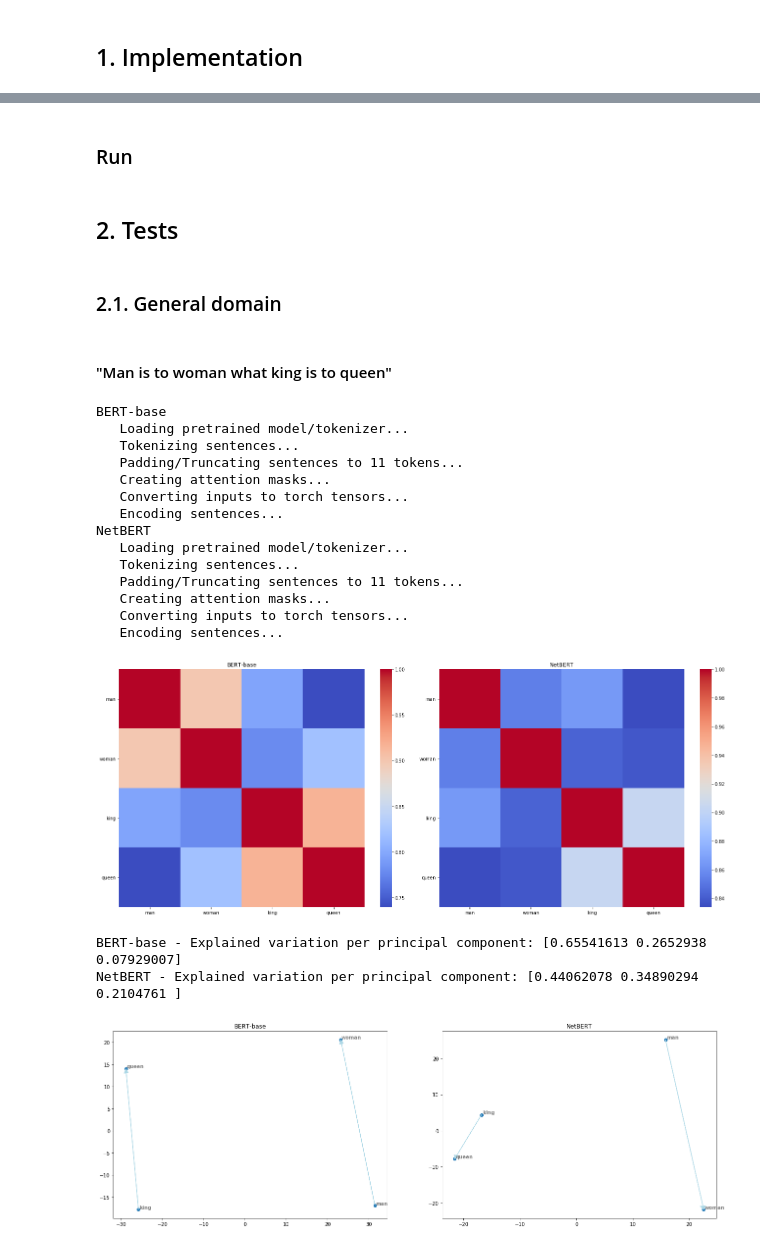
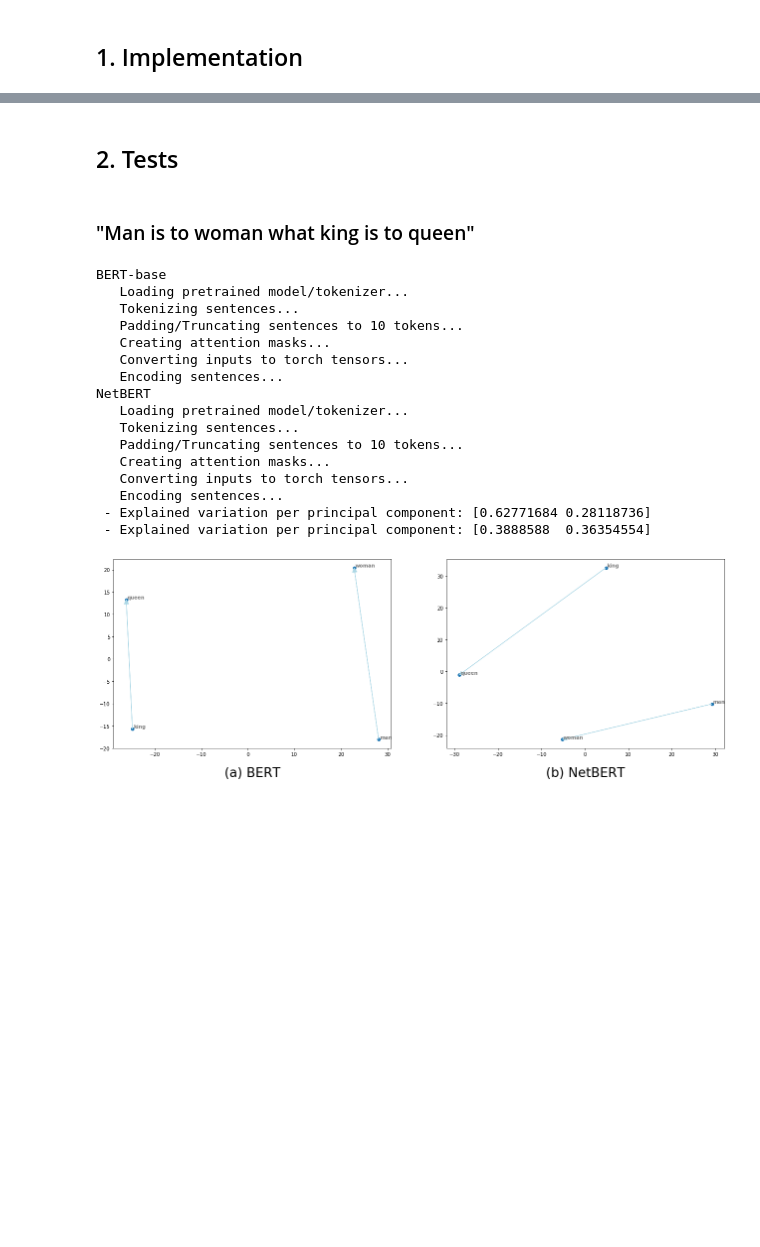
Before and after one commit to ant-louis/netbert, a Jupyter notebook: intrinsic_evaluation/word_analogies.ipynb, the cells around one changed output, grey strips where cells are left out. Saved outputs shown, nothing was run; the diff lists cells and outputs as text; code cells hidden in the pictures; blank space fills up the shorter version.

Commit message:
Modify word analogy visualisations

```diff
--- a/intrinsic_evaluation/word_analogies.ipynb
+++ b/intrinsic_evaluation/word_analogies.ipynb
@@ -167,2 +194,0 @@ def perform_pca(words_of_interest, word_embeddings, relationships, ax, title):
-# %% [markdown]
-### Run
@@ -224,37 +195,34 @@ def run(sentences, words_of_interest, relationships):
 # %% [markdown]
 ## 2. Tests
-# %% [markdown]
-### 2.1. General domain
 # %% [markdown]
-#### "Man is to woman what king is to queen"
+### "Man is to woman what king is to queen"
 # %%
 sentences = ["A man is an adult male person",
              "A woman is an adult female person.",
              #"A boy is a male child.",
              #"A girl is a female child.",
-             "A king is a male sovereign or monarch.",
-             "A queen is a female sovereign or monarch."]
+             "A king is a male sovereign.",
+             "A queen is a female sovereign."]
 words_of_interest = ['man', 'woman',
                      #'boy', 'girl',
                      'king', 'queen']
 relationships = [('man','woman'),('king','queen')]
-run(sentences, words_of_interest, relationships)
+run_all(sentences, words_of_interest, relationships)
 # %% [output]
 BERT-base
    Loading pretrained model/tokenizer...
    Tokenizing sentences...
-   Padding/Truncating sentences to 11 tokens...
+   Padding/Truncating sentences to 10 tokens...
    Creating attention masks...
    Converting inputs to torch tensors...
    Encoding sentences...
 NetBERT
    Loading pretrained model/tokenizer...
    Tokenizing sentences...
-   Padding/Truncating sentences to 11 tokens...
+   Padding/Truncating sentences to 10 tokens...
    Creating attention masks...
    Converting inputs to torch tensors...
    Encoding sentences...
+ - Explained variation per principal component: [0.62771684 0.28118736]
+ - Explained variation per principal component: [0.3888588  0.36354554]
-[figure, old version]
+[figure, new version]
-BERT-base - Explained variation per principal component: [0.65541613 0.2652938  0.07929007]
-NetBERT - Explained variation per principal component: [0.44062078 0.34890294 0.2104761 ]
-[figure, removed]
```
Also changed, not shown: parts of 13 cells of this notebook, 6 other files.
